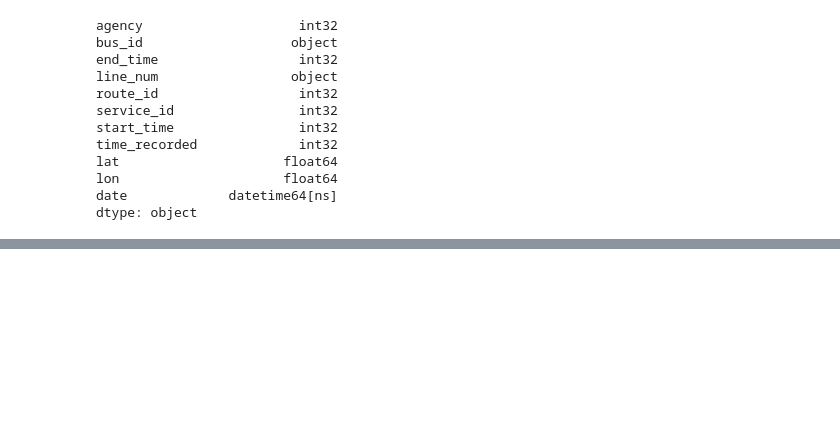
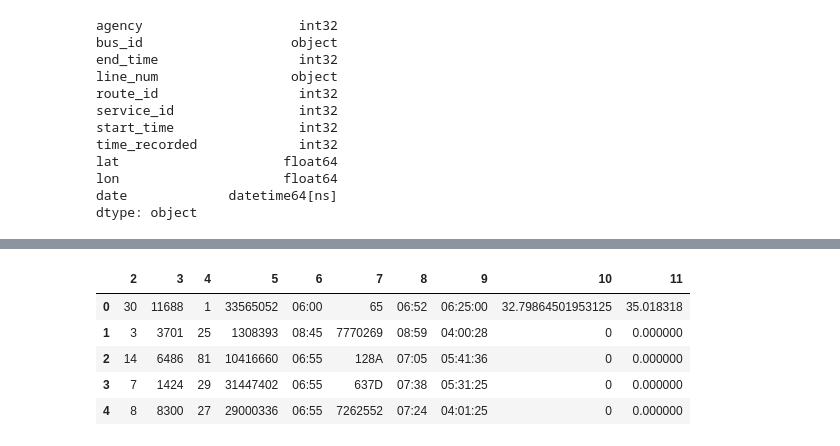
Before and after one commit to cjer/open-bus-explore, a Jupyter notebook: openbus_21_siri.ipynb, the cells around one changed output, grey strips where cells are left out. Saved outputs shown, nothing was run; the diff lists cells and outputs as text; code cells hidden in the pictures; blank space fills up the shorter version.

```diff
--- a/openbus_21_siri.ipynb
+++ b/openbus_21_siri.ipynb
@@ -162,0 +169,10 @@ dtype: object
+# %%
+x = pd.read_csv(tf, usecols=list(range(2, 12)), header=None, error_bad_lines=False)
+x.head()
+# %% [output]
+|  | 2 | 3 | 4 | 5 | 6 | 7 | 8 | 9 | 10 | 11 |
+| 0 | 30 | 11688 | 1 | 33565052 | 06:00 | 65 | 06:52 | 06:25:00 | 32.79864501953125 | 35.018318 |
+| 1 | 3 | 3701 | 25 | 1308393 | 08:45 | 7770269 | 08:59 | 04:00:28 | 0 | 0.000000 |
+| 2 | 14 | 6486 | 81 | 10416660 | 06:55 | 128A | 07:05 | 05:41:36 | 0 | 0.000000 |
+| 3 | 7 | 1424 | 29 | 31447402 | 06:55 | 637D | 07:38 | 05:31:25 | 0 | 0.000000 |
+| 4 | 8 | 8300 | 27 | 29000336 | 06:55 | 7262552 | 07:24 | 04:01:25 | 0 | 0.000000 |
```
Also changed, not shown: parts of 13 cells of this notebook, 18 other files.
